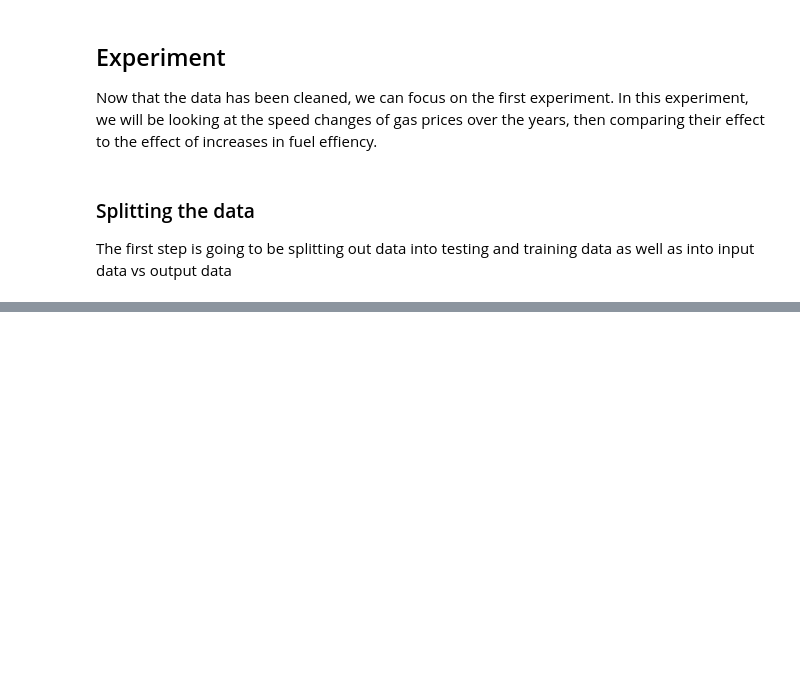
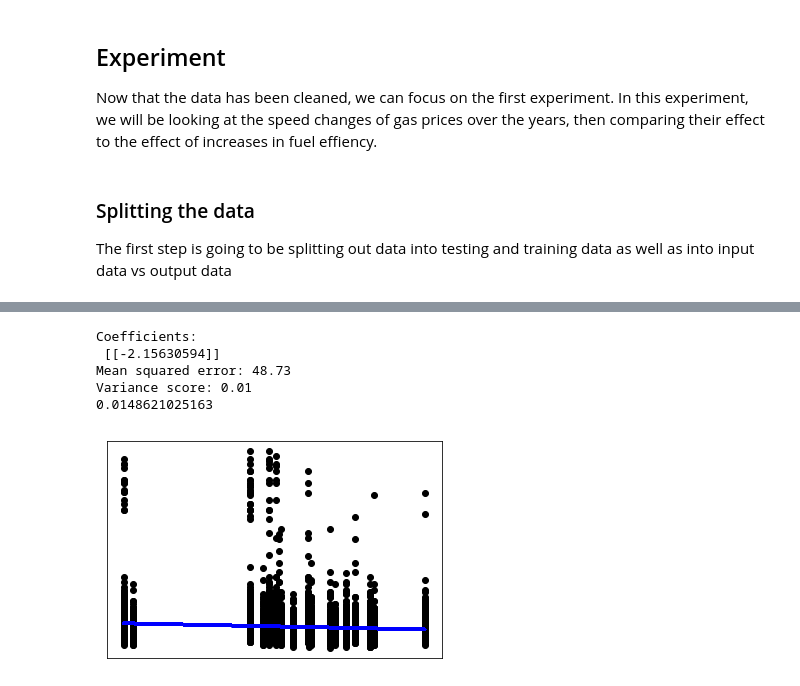
Before and after one commit to 21stBam/Data-Mining-Project, a Jupyter notebook: Baynesian_Regression.ipynb, the cells around one changed output, grey strips where cells are left out. Cells and saved outputs as stored; diff of their text form; code cells hidden in the pictures; blank space fills up the shorter version.

```diff
--- a/Baynesian_Regression.ipynb
+++ b/Baynesian_Regression.ipynb
@@ -198,0 +276,31 @@ plt.show()
+# %%
+vel_X_train, vel_X_test, vel_y_train, vel_y_test = train_test_split(data[['all_velocity']], data[['comb08']])
+# %%
+# Train the model using the training sets
+regr.fit(vel_X_train, vel_y_train)
+
+# Make predictions using the testing set
+vel_y_pred = regr.predict(vel_X_test)
+
+# The coefficients
+print('Coefficients: \n', regr.coef_)
+# The mean squared error
+print("Mean squared error: %.2f"
+      % mean_squared_error(vel_y_test, vel_y_pred))
+# Explained variance score: 1 is perfect prediction
+print('Variance score: %.2f' % r2_score(vel_y_test, vel_y_pred))
+# Best possible score is 1.0, lower values are worse.
+print(explained_variance_score(vel_y_test, vel_y_pred))
+
+plt.scatter(vel_X_train, vel_y_train,  color='black')
+plt.plot(vel_X_test, vel_y_pred, color='blue', linewidth=3)
+plt.xticks(())
+plt.yticks(())
+plt.show()
+# %% [output]
+Coefficients:
+ [[-2.15630594]]
+Mean squared error: 48.73
+Variance score: 0.01
+0.0148621025163
+[figure, added]
```
Also changed, not shown: parts of 14 cells of this notebook, 1 other file.
